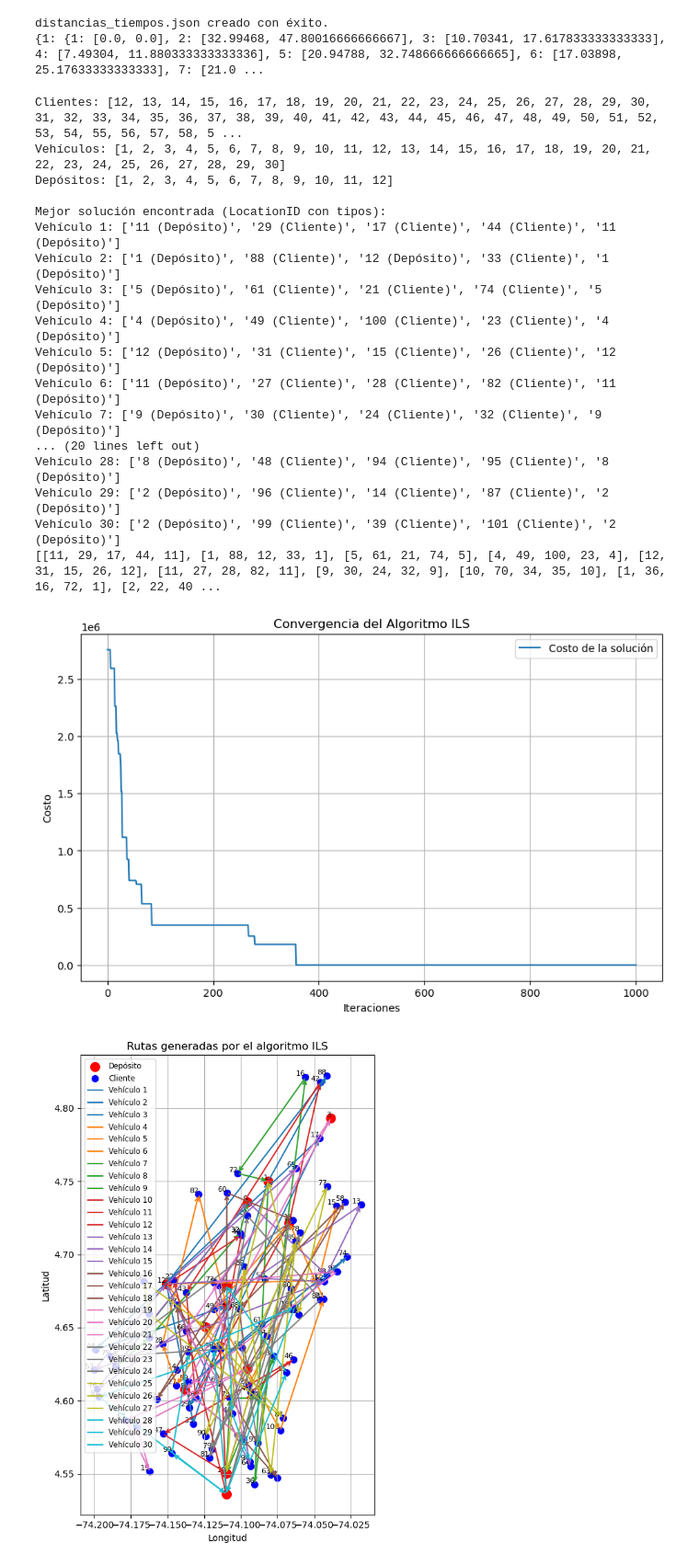
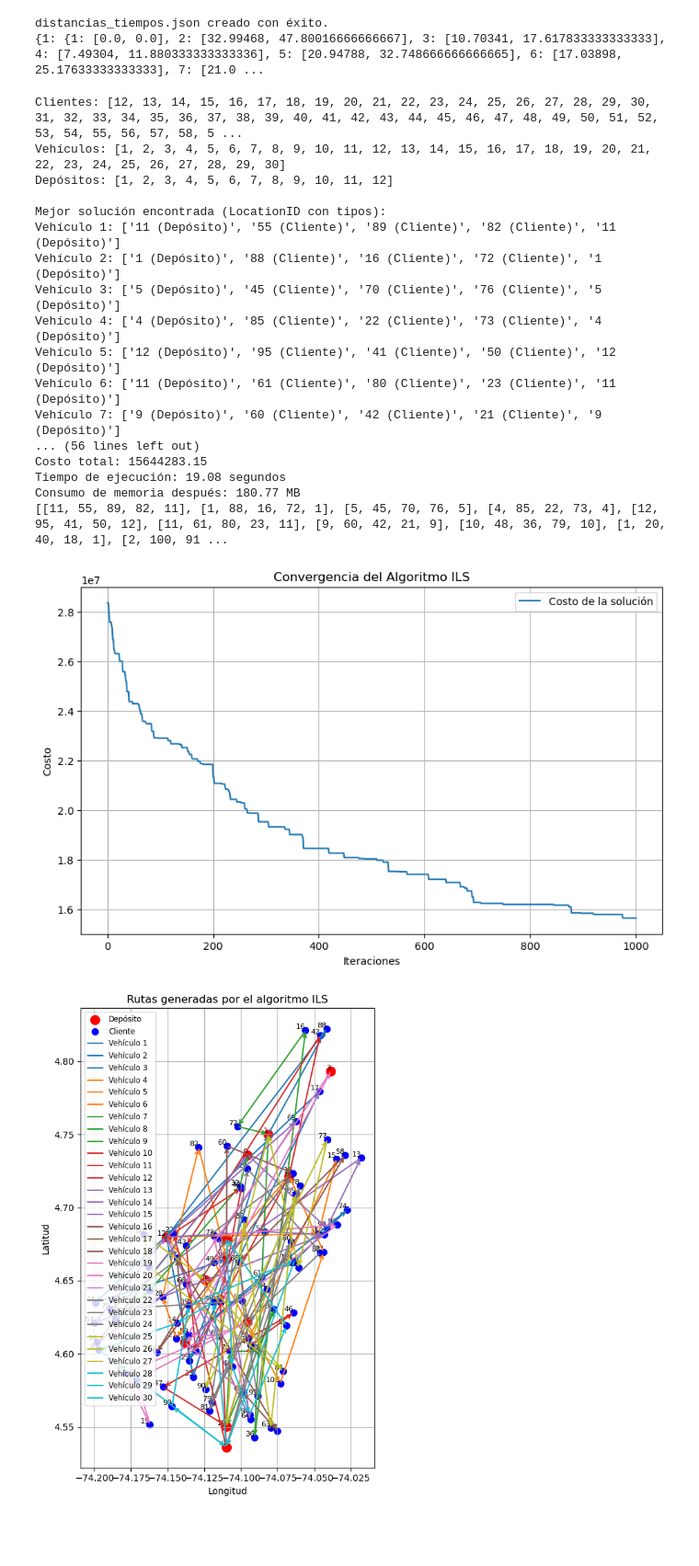
Before and after one commit to Proyectos-MOS/Proyecto-Etapa-3, a Jupyter notebook: proyectoetapa3/proyecto_etapa3.ipynb, the cells around one changed output. Shown at 92% size. Saved outputs shown, nothing was run; the diff lists cells and outputs as text; code cells hidden in the pictures; blank space fills up the shorter version.

Commit message:
Corecciones resultados

```diff
--- a/proyectoetapa3/proyecto_etapa3.ipynb
+++ b/proyectoetapa3/proyecto_etapa3.ipynb
@@ -831,6 +830,14 @@ for i, ruta in enumerate(mejor_solucion):
 
 
 
+# Mostrar resultados por consola
+print("\nMejor solución encontrada:")
+for i, ruta in enumerate(mejor_solucion):
+    print(f" Vehículo {vehiculos[i]}: {ruta}")
+print(f"\nCosto total: {mejor_costo:.2f}")
+print(f"Tiempo de ejecución: {end_time - start_time:.2f} segundos")
+
+print(f"Consumo de memoria después: {mem_after:.2f} MB")
 
 
 
@@ -1084,23 +1097,27 @@ PERTURBACION = 2    # Número de nodos a intercambiar durante la perturbación
 # =============================
 
 # Cargar datos de clientes y vehículos desde archivos CSV
-depots = pd.read_csv("../data-proyecto-a/caso-3/depots.csv")
-clients = pd.read_csv("../data-proyecto-a/caso-3/clients.csv")
-vehicles = pd.read_csv("../data-proyecto-a/caso-3/vehicles.csv")
+# Ajuste en Módulo de Entrada de Datos:
+depots_df = pd.read_csv("../data-proyecto-a/caso-3/depots.csv")
+clients_df = pd.read_csv("../data-proyecto-a/caso-3/clients.csv")
+vehicles_df = pd.read_csv("../data-proyecto-a/caso-3/vehicles.csv")
 
-# Extraer listas de IDs y crear lista de nodos (incluyendo depósito)
-depots = depots["LocationID"].tolist()
-clientes = clients["locationID"].tolist()
-vehiculos = vehicles["VehicleID"].tolist()
+# IDs
+depots = depots_df["LocationID"].tolist()
+clientes = clients_df["locationID"].tolist()
+vehiculos = vehicles_df["VehicleID"].tolist()
+
+# Nodos
 nodos = depots + clientes
 
-# Crear diccionarios para demanda por cliente y capacidad por vehículo
-demanda = dict(zip(clients["ClientID"], clients["Demand"]))
-capacidad = dict(zip(vehicles["VehicleID"], vehicles["Capacity"]))
+# Diccionarios con LocationID como clave (demanda)
+demanda = dict(zip(clients_df["locationID"], clients_df["Demand"]))
+capacidad = dict(zip(vehicles_df["VehicleID"], vehicles_df["Capacity"]))
 
 print("Clientes:", clientes)
 print("Vehículos:", vehiculos)
 print("Depósitos:", depots)
+
 
 # =============================
 # Módulo de Evaluación
@@ -1113,9 +1130,9 @@ COSTO_ELECTRICO = 0         # Costo eléctrico (si aplica)
 TARIFA_FIJA = 5000          # Tarifa fija por km
 COSTO_TIEMPO = 0            # Costo por tiempo (si aplica)
 
-# Crear matrices de distancias y tiempos (asegúrate de que grafo2 esté definido correctamente)
-distancias = {(i, j): grafo2[i][j][0] for i in grafo2 for j in grafo2[i] if i != j}
-tiempos = {(i, j): grafo2[i][j][1] for i in grafo2 for j in grafo2[i] if i != j}
+# Crear matrices de distancias y tiempos (asegúrate de que grafo3 esté definido correctamente)
+distancias = {(i, j): grafo3[i][j][0] for i in grafo3 for j in grafo3[i] if i != j}
+tiempos = {(i, j): grafo3[i][j][1] for i in grafo3 for j in grafo3[i] if i != j}
 
 # Función para calcular el costo total de una solución (incluyendo costos adicionales)
 def calcular_costo(rutas):
@@ -1253,46 +1270,54 @@ for i, ruta in enumerate(mejor_solucion):
     ]
     print(f"Vehículo {vehiculos[i]}: {ruta_tipo}")
 
+# Mostrar resultados por consola
+print("\nMejor solución encontrada:")
+for i, ruta in enumerate(mejor_solucion):
+    print(f" Vehículo {vehiculos[i]}: {ruta}")
+print(f"\nCosto total: {mejor_costo:.2f}")
+print(f"Tiempo de ejecución: {end_time - start_time:.2f} segundos")
+
+print(f"Consumo de memoria después: {mem_after:.2f} MB")
 
 
 
 print(mejor_solucion)
 
 
 
 
 # =============================
 # Módulo de Visualización
 # =============================
 
 plt.figure(figsize=(10, 6))
 plt.plot(costos, label="Costo de la solución")
 plt.xlabel("Iteraciones")
 plt.ylabel("Costo")
 plt.title("Convergencia del Algoritmo ILS")
 plt.legend()
 plt.grid()
 plt.savefig("convergencia_ils.png")
 plt.show()
 # %% [output]
 Clientes: [12, 13, 14, 15, 16, 17, 18, 19, 20, 21, 22, 23, 24, 25, 26, 27, 28, 29, 30, 31, 32, 33, 34, 35, 36, 37, 38, 39, 40, 41, 42, 43, 44, 45, 46, 47, 48, 49, 50, 51, 52, 53, 54, 55, 56, 57, 58, 5 ...
 Vehículos: [1, 2, 3, 4, 5, 6, 7, 8, 9, 10, 11, 12, 13, 14, 15, 16, 17, 18, 19, 20, 21, 22, 23, 24, 25, 26, 27, 28, 29, 30]
 Depósitos: [1, 2, 3, 4, 5, 6, 7, 8, 9, 10, 11, 12]
 
 Mejor solución encontrada (LocationID con tipos):
-Vehículo 1: ['11 (Depósito)', '29 (Cliente)', '17 (Cliente)', '44 (Cliente)', '11 (Depósito)']
-Vehículo 2: ['1 (Depósito)', '88 (Cliente)', '12 (Depósito)', '33 (Cliente)', '1 (Depósito)']
-Vehículo 3: ['5 (Depósito)', '61 (Cliente)', '21 (Cliente)', '74 (Cliente)', '5 (Depósito)']
-Vehículo 4: ['4 (Depósito)', '49 (Cliente)', '100 (Cliente)', '23 (Cliente)', '4 (Depósito)']
-Vehículo 5: ['12 (Depósito)', '31 (Cliente)', '15 (Cliente)', '26 (Cliente)', '12 (Depósito)']
-Vehículo 6: ['11 (Depósito)', '27 (Cliente)', '28 (Cliente)', '82 (Cliente)', '11 (Depósito)']
-Vehículo 7: ['9 (Depósito)', '30 (Cliente)', '24 (Cliente)', '32 (Cliente)', '9 (Depósito)']
-... (20 lines left out)
-Vehículo 28: ['8 (Depósito)', '48 (Cliente)', '94 (Cliente)', '95 (Cliente)', '8 (Depósito)']
-Vehículo 29: ['2 (Depósito)', '96 (Cliente)', '14 (Cliente)', '87 (Cliente)', '2 (Depósito)']
-Vehículo 30: ['2 (Depósito)', '99 (Cliente)', '39 (Cliente)', '101 (Cliente)', '2 (Depósito)']
-[[11, 29, 17, 44, 11], [1, 88, 12, 33, 1], [5, 61, 21, 74, 5], [4, 49, 100, 23, 4], [12, 31, 15, 26, 12], [11, 27, 28, 82, 11], [9, 30, 24, 32, 9], [10, 70, 34, 35, 10], [1, 36, 16, 72, 1], [2, 22, 40 ...
+Vehículo 1: ['11 (Depósito)', '55 (Cliente)', '89 (Cliente)', '82 (Cliente)', '11 (Depósito)']
+Vehículo 2: ['1 (Depósito)', '88 (Cliente)', '16 (Cliente)', '72 (Cliente)', '1 (Depósito)']
+Vehículo 3: ['5 (Depósito)', '45 (Cliente)', '70 (Cliente)', '76 (Cliente)', '5 (Depósito)']
+Vehículo 4: ['4 (Depósito)', '85 (Cliente)', '22 (Cliente)', '73 (Cliente)', '4 (Depósito)']
+Vehículo 5: ['12 (Depósito)', '95 (Cliente)', '41 (Cliente)', '50 (Cliente)', '12 (Depósito)']
+Vehículo 6: ['11 (Depósito)', '61 (Cliente)', '80 (Cliente)', '23 (Cliente)', '11 (Depósito)']
+Vehículo 7: ['9 (Depósito)', '60 (Cliente)', '42 (Cliente)', '21 (Cliente)', '9 (Depósito)']
+... (56 lines left out)
+Costo total: 15644283.15
+Tiempo de ejecución: 19.08 segundos
+Consumo de memoria después: 180.77 MB
+[[11, 55, 89, 82, 11], [1, 88, 16, 72, 1], [5, 45, 70, 76, 5], [4, 85, 22, 73, 4], [12, 95, 41, 50, 12], [11, 61, 80, 23, 11], [9, 60, 42, 21, 9], [10, 48, 36, 79, 10], [1, 20, 40, 18, 1], [2, 100, 91 ...
-[figure, old version]
+[figure, new version]
 # %%
 import pandas as pd
 import matplotlib.pyplot as plt
```
Also changed, not shown: parts of 2 cells of this notebook, 1 other file.
